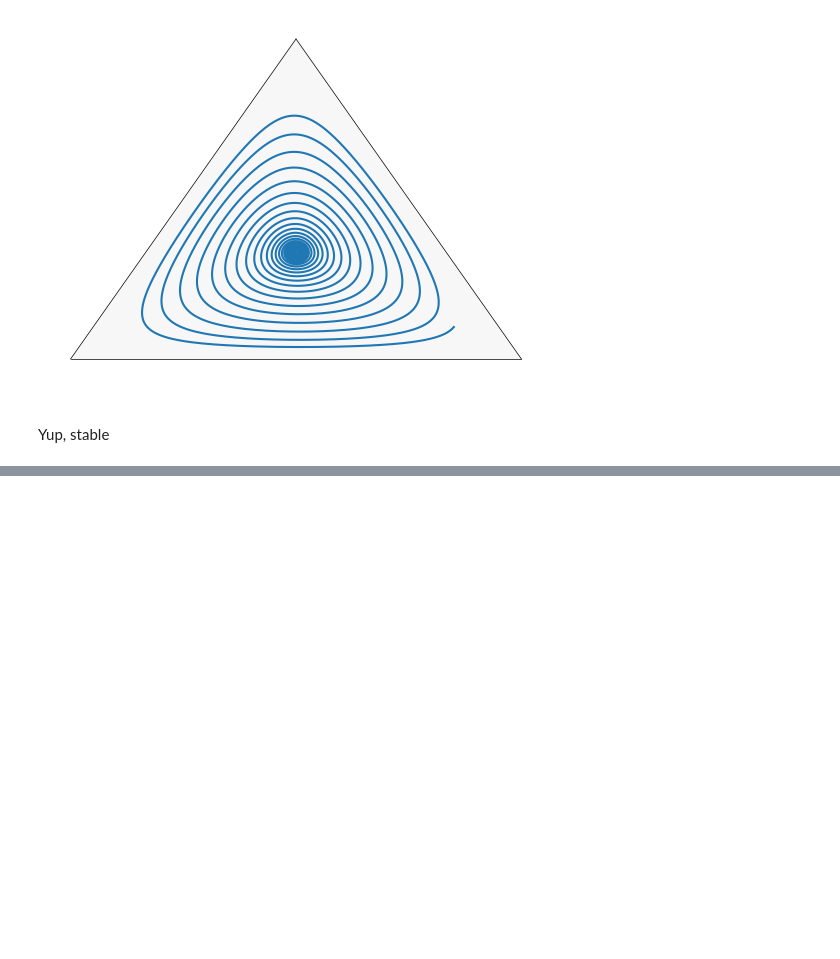
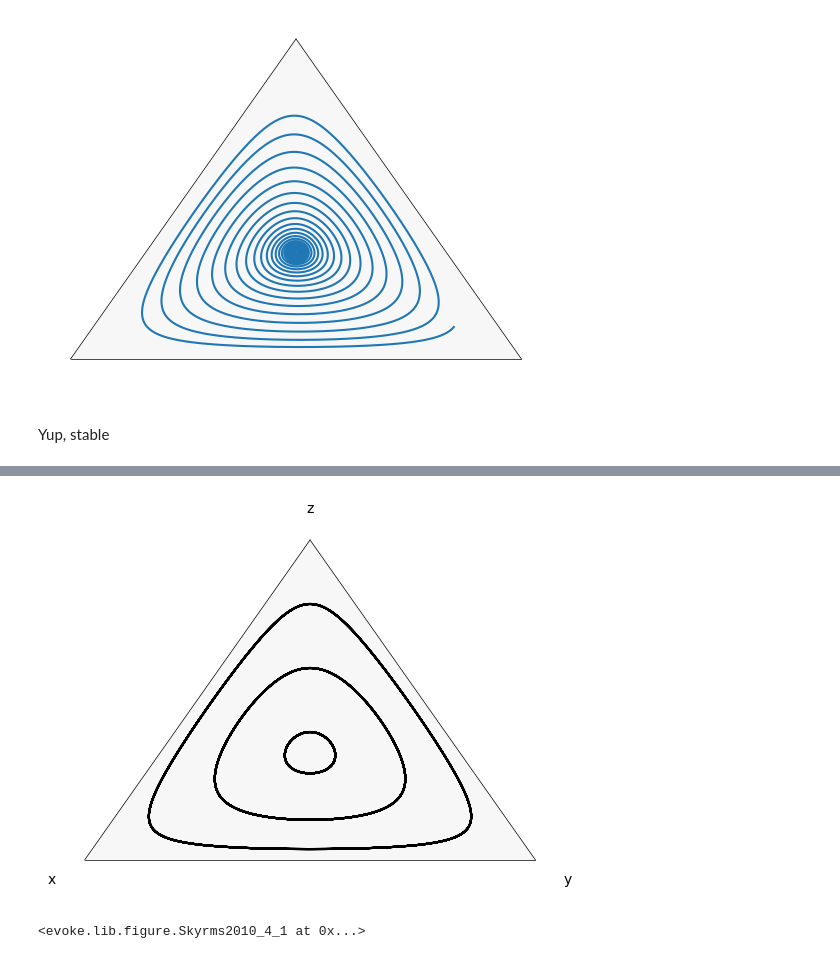
Before and after one commit to signalling-games-org/evoke, a Jupyter notebook: tutorials/Examples.ipynb, the cells around one changed output, grey strips where cells are left out. Drawn from its saved outputs; the diff is of its cells as text; code cells hidden in the pictures; blank space fills up the shorter version.

```diff
--- a/tutorials/Examples.ipynb
+++ b/tutorials/Examples.ipynb
@@ -403,0 +407,5 @@ Yup, stable
+# %%
+figure.Skyrms2010_4_1()
+# %% [output]
+[figure, added]
+<evoke.lib.figure.Skyrms2010_4_1 at 0x...>
```
Also changed, not shown: parts of 4 cells of this notebook, 1 other file.
